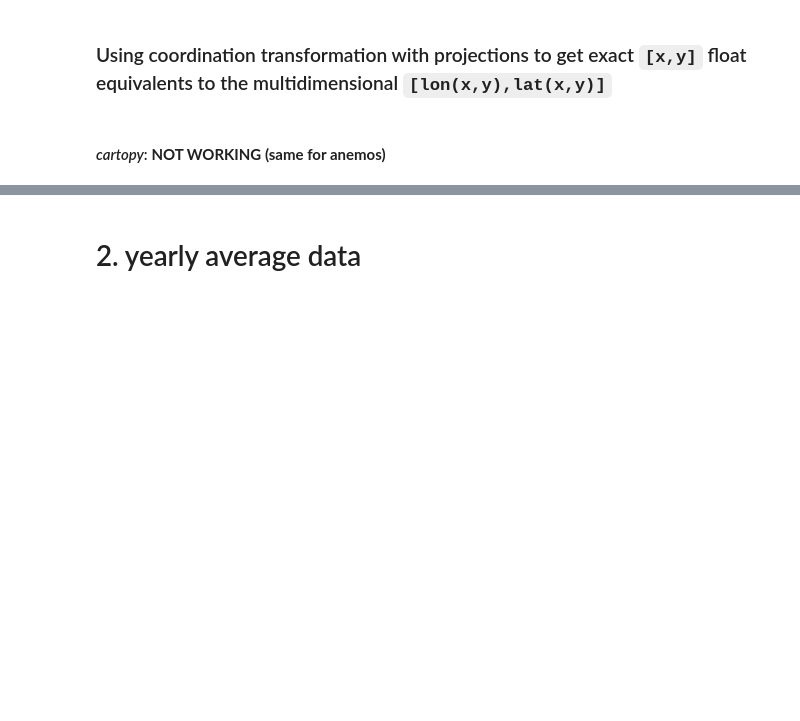
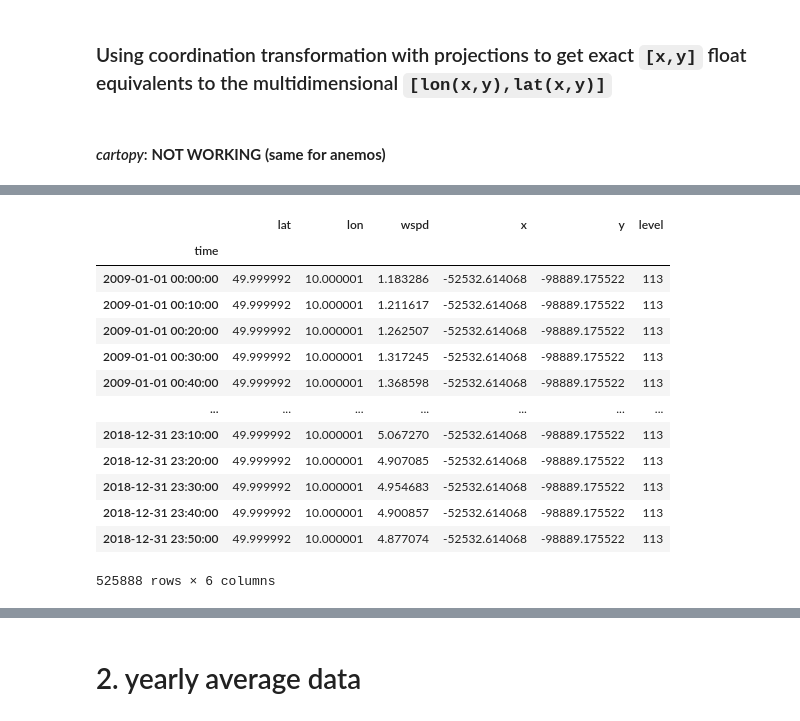
Before and after one commit to clwehner/Windatlas, a Jupyter notebook: windatlas/anemos_data/transfer/netCDF_analysis.ipynb, the cells around one changed output, grey strips where cells are left out. Cells and saved outputs as stored; diff of their text form; code cells hidden in the pictures; blank space fills up the shorter version.

```diff
--- a/windatlas/anemos_data/transfer/netCDF_analysis.ipynb
+++ b/windatlas/anemos_data/transfer/netCDF_analysis.ipynb
@@ -502,0 +310,17 @@ Text(0.5, 1.0, 'speed at nearest point: dask.array<getitem, shape=(), dtype=floa
+# %%
+df
+# %% [output]
+|  | lat | lon | wspd | x | y | level |
+| time |  |  |  |  |  |  |
+| 2009-01-01 00:00:00 | 49.999992 | 10.000001 | 1.183286 | -52532.614068 | -98889.175522 | 113 |
+| 2009-01-01 00:10:00 | 49.999992 | 10.000001 | 1.211617 | -52532.614068 | -98889.175522 | 113 |
+| 2009-01-01 00:20:00 | 49.999992 | 10.000001 | 1.262507 | -52532.614068 | -98889.175522 | 113 |
+| 2009-01-01 00:30:00 | 49.999992 | 10.000001 | 1.317245 | -52532.614068 | -98889.175522 | 113 |
+| 2009-01-01 00:40:00 | 49.999992 | 10.000001 | 1.368598 | -52532.614068 | -98889.175522 | 113 |
+| ... | ... | ... | ... | ... | ... | ... |
+| 2018-12-31 23:10:00 | 49.999992 | 10.000001 | 5.067270 | -52532.614068 | -98889.175522 | 113 |
+| 2018-12-31 23:20:00 | 49.999992 | 10.000001 | 4.907085 | -52532.614068 | -98889.175522 | 113 |
+| 2018-12-31 23:30:00 | 49.999992 | 10.000001 | 4.954683 | -52532.614068 | -98889.175522 | 113 |
+| 2018-12-31 23:40:00 | 49.999992 | 10.000001 | 4.900857 | -52532.614068 | -98889.175522 | 113 |
+| 2018-12-31 23:50:00 | 49.999992 | 10.000001 | 4.877074 | -52532.614068 | -98889.175522 | 113 |
+525888 rows × 6 columns
```
Also changed, not shown: parts of 39 cells of this notebook, 3 other files.
